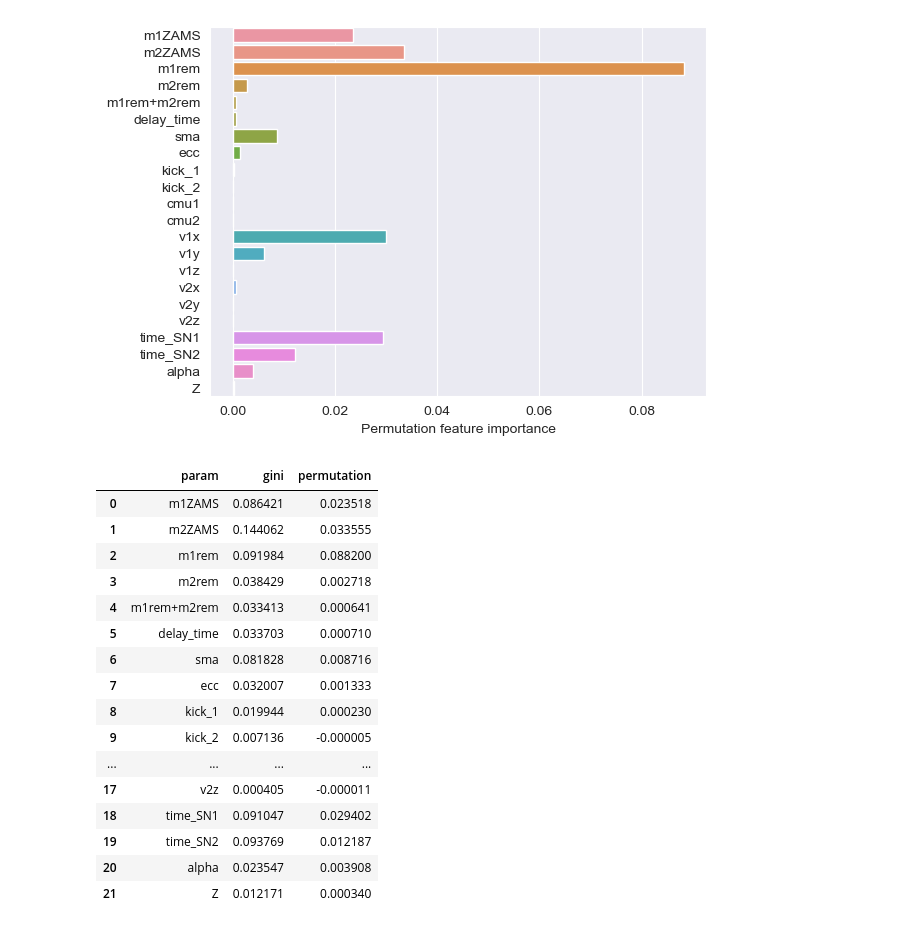
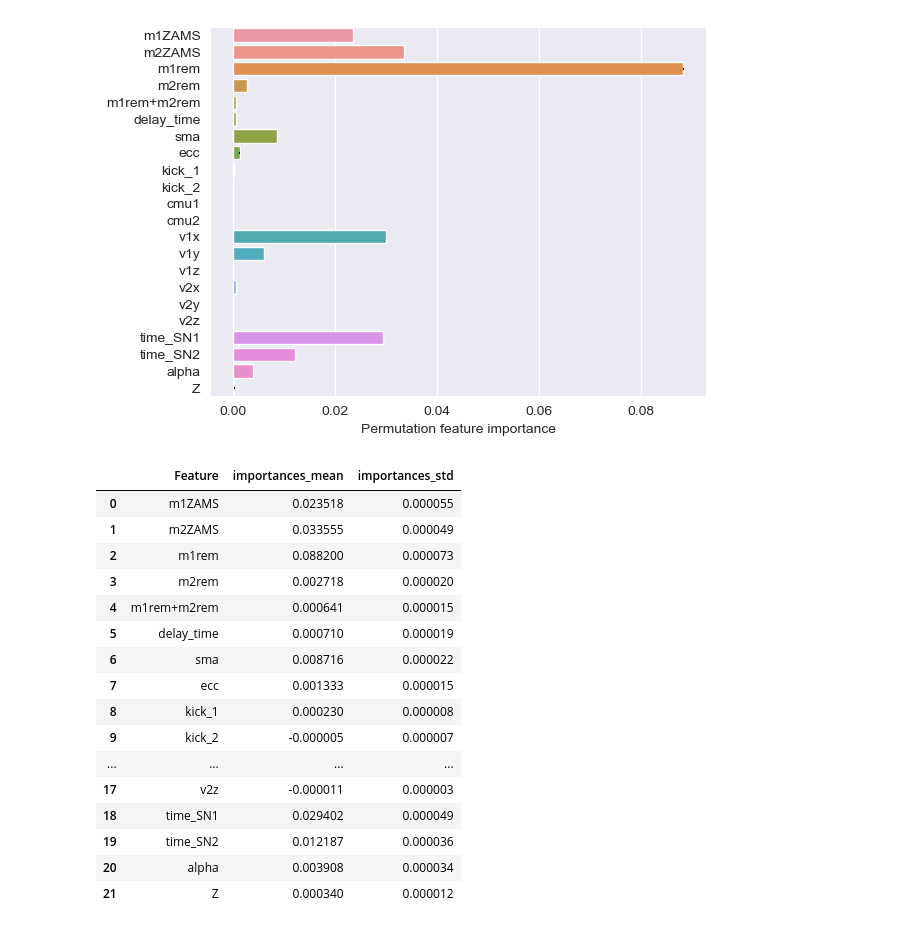
Before and after one commit to Giacomo-Menegatti/AstroLab, a Jupyter notebook: AstroLab (1).ipynb, the cells around one changed output. Cells and saved outputs as stored; diff of their text form; code cells hidden in the pictures.

```diff
--- a/AstroLab (1).ipynb
+++ b/AstroLab (1).ipynb
@@ -268,24 +277,27 @@ ax.set_xlabel('Permutation feature importance')
 plt.show()
 # %% [output]
 [figure]
-# %%
-importances
-# %% [output]
-|  | param | gini | permutation |
-| 0 | m1ZAMS | 0.086421 | 0.023518 |
-| 1 | m2ZAMS | 0.144062 | 0.033555 |
-| 2 | m1rem | 0.091984 | 0.088200 |
-| 3 | m2rem | 0.038429 | 0.002718 |
-| 4 | m1rem+m2rem | 0.033413 | 0.000641 |
-| 5 | delay_time | 0.033703 | 0.000710 |
-| 6 | sma | 0.081828 | 0.008716 |
-| 7 | ecc | 0.032007 | 0.001333 |
-| 8 | kick_1 | 0.019944 | 0.000230 |
-| 9 | kick_2 | 0.007136 | -0.000005 |
-| ... | ... | ... | ... |
-| 17 | v2z | 0.000405 | -0.000011 |
-| 18 | time_SN1 | 0.091047 | 0.029402 |
-| 19 | time_SN2 | 0.093769 | 0.012187 |
-| 20 | alpha | 0.023547 | 0.003908 |
-| 21 | Z | 0.012171 | 0.000340 |
+# %%
+#importances
+#print(result)
+result_df=pd.DataFrame({'Feature':clf.feature_names_in_,**{key:result[key] for key in list(result.keys())[:2]}})
+result_df
+# %% [output]
+|  | Feature | importances_mean | importances_std |
+| 0 | m1ZAMS | 0.023518 | 0.000055 |
+| 1 | m2ZAMS | 0.033555 | 0.000049 |
+| 2 | m1rem | 0.088200 | 0.000073 |
+| 3 | m2rem | 0.002718 | 0.000020 |
+| 4 | m1rem+m2rem | 0.000641 | 0.000015 |
+| 5 | delay_time | 0.000710 | 0.000019 |
+| 6 | sma | 0.008716 | 0.000022 |
+| 7 | ecc | 0.001333 | 0.000015 |
+| 8 | kick_1 | 0.000230 | 0.000008 |
+| 9 | kick_2 | -0.000005 | 0.000007 |
+| ... | ... | ... | ... |
+| 17 | v2z | -0.000011 | 0.000003 |
+| 18 | time_SN1 | 0.029402 | 0.000049 |
+| 19 | time_SN2 | 0.012187 | 0.000036 |
+| 20 | alpha | 0.003908 | 0.000034 |
+| 21 | Z | 0.000340 | 0.000012 |
 # %%
```
Also changed, not shown: parts of 4 cells of this notebook.
